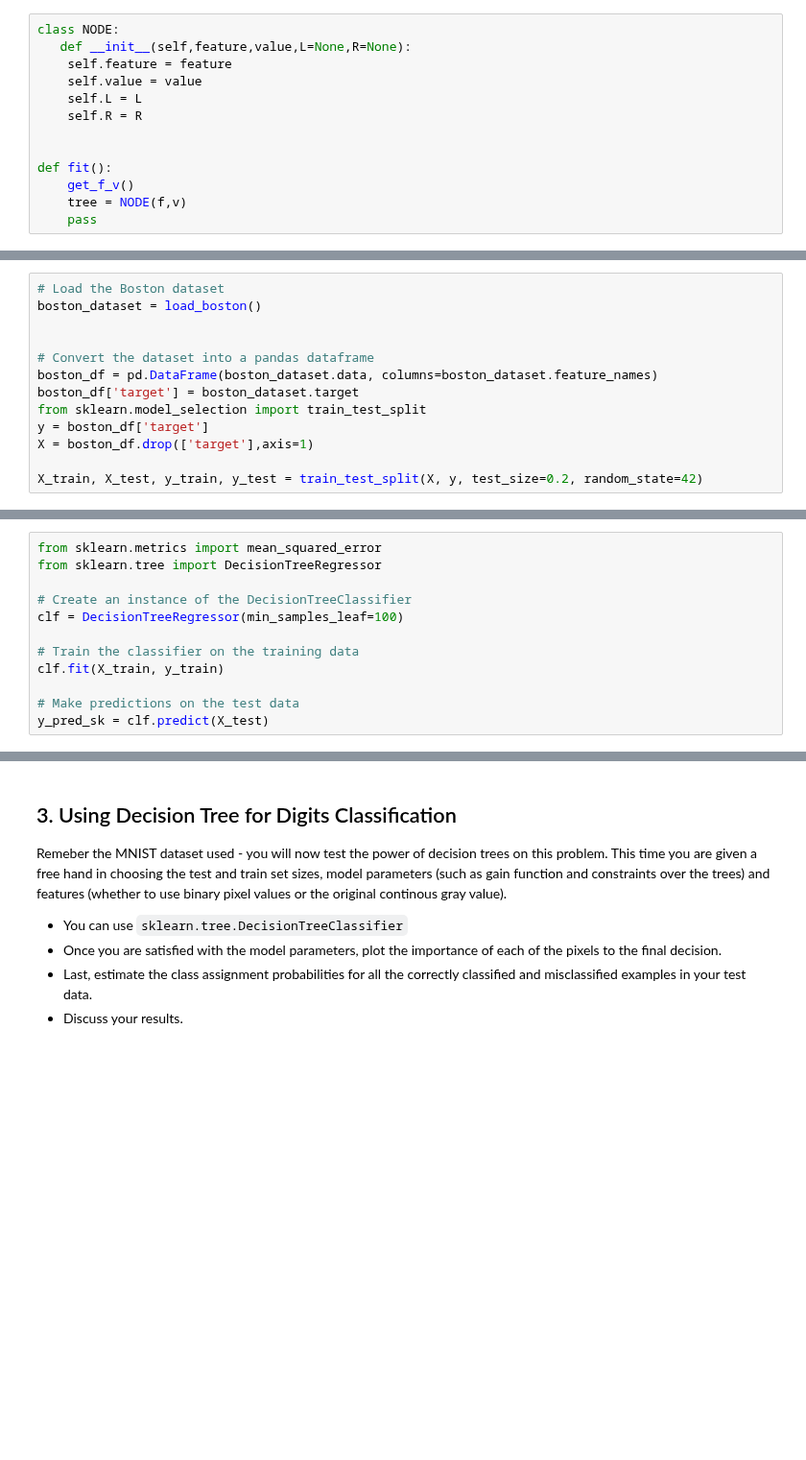
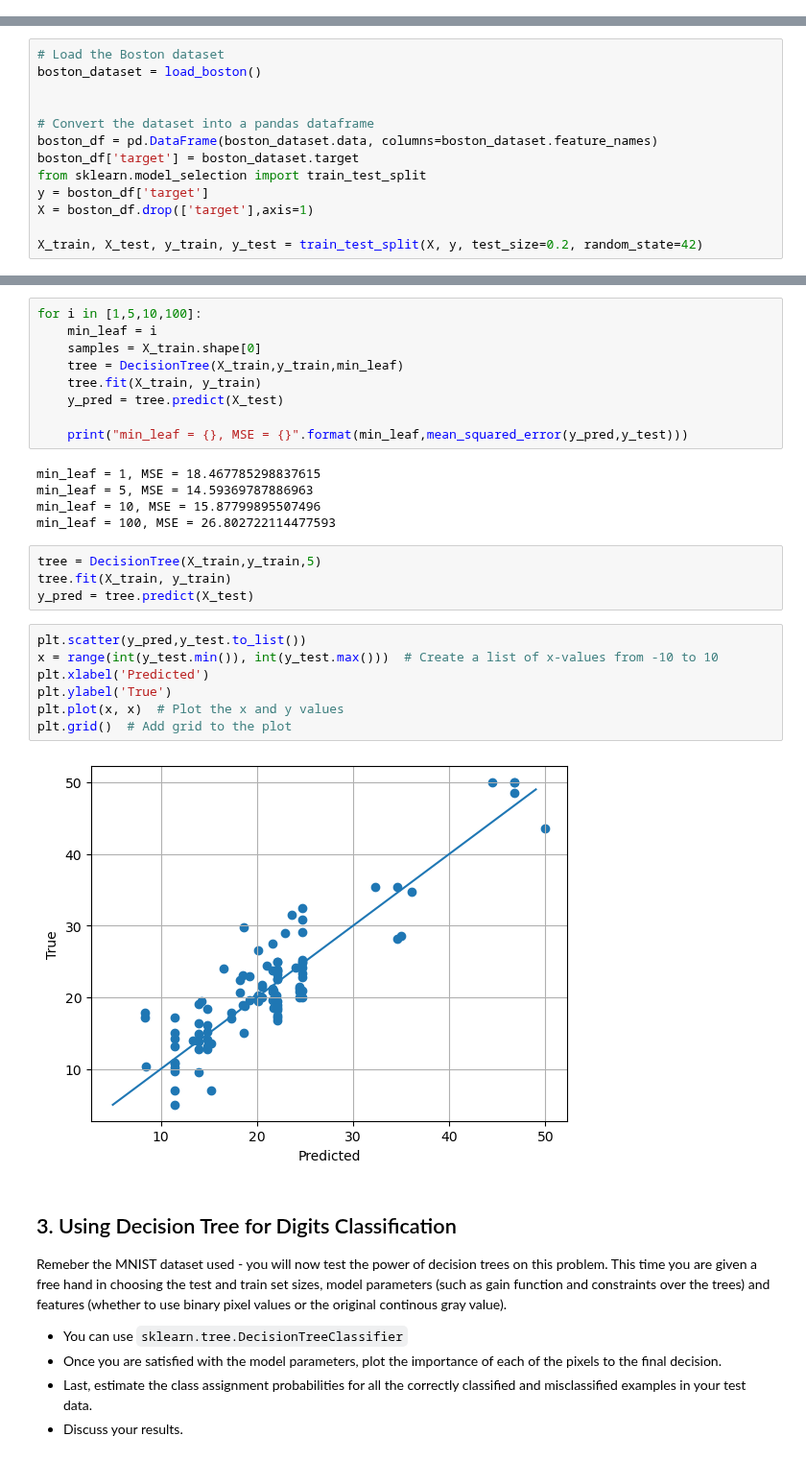
Before and after one commit to tryko/y_data_Itay_asaf_, a Jupyter notebook: Supervised_Learning/week_5/Decision Trees - Exercise_Asaf_1_17.ipynb, the cells around one changed output, grey strips where cells are left out. Shown at 96% size. Saved outputs shown, nothing was run; the diff lists cells and outputs as text; blank space fills up the shorter version.

```diff
--- a/Supervised_Learning/week_5/Decision Trees - Exercise_Asaf_1_17.ipynb
+++ b/Supervised_Learning/week_5/Decision Trees - Exercise_Asaf_1_17.ipynb
@@ -29,16 +29,3 @@ Show that the training error of the resulting decision tree is at least 1/4.
 # %% [markdown]
 #### Answer
 ![alt text](https://snipboard.io/DSFTtz.jpg)
-# %%
-class NODE:
-   def __init__(self,feature,value,L=None,R=None):
-    self.feature = feature
-    self.value = value
-    self.L = L
-    self.R = R
-
-
-def fit():
-    get_f_v()
-    tree = NODE(f,v)
-    pass
@@ -329,12 +239,0 @@ y_pred = tree.predict(X_test)
-# %%
-from sklearn.metrics import mean_squared_error
-from sklearn.tree import DecisionTreeRegressor
-
-# Create an instance of the DecisionTreeClassifier
-clf = DecisionTreeRegressor(min_samples_leaf=100)
-
-# Train the classifier on the training data
-clf.fit(X_train, y_train)
-
-# Make predictions on the test data
-y_pred_sk = clf.predict(X_test)
@@ -377,3 +240,30 @@ y = df['y']
+# %%
+for i in [1,5,10,100]:
+    min_leaf = i
+    samples = X_train.shape[0]
+    tree = DecisionTree(X_train,y_train,min_leaf)
+    tree.fit(X_train, y_train)
+    y_pred = tree.predict(X_test)
+
+    print("min_leaf = {}, MSE = {}".format(min_leaf,mean_squared_error(y_pred,y_test)))
+# %% [output]
+min_leaf = 1, MSE = 18.467785298837615
+min_leaf = 5, MSE = 14.59369787886963
+min_leaf = 10, MSE = 15.87799895507496
+min_leaf = 100, MSE = 26.802722114477593
+# %%
+tree = DecisionTree(X_train,y_train,5)
+tree.fit(X_train, y_train)
+y_pred = tree.predict(X_test)
+# %%
+plt.scatter(y_pred,y_test.to_list())
+x = range(int(y_test.min()), int(y_test.max()))  # Create a list of x-values from -10 to 10
+plt.xlabel('Predicted')
+plt.ylabel('True')
+plt.plot(x, x)  # Plot the x and y values
+plt.grid()  # Add grid to the plot
+# %% [output]
+[figure, added]
 # %% [markdown]
 ## 3. Using Decision Tree for Digits Classification
 Remeber the MNIST dataset used - you will now test the power of decision trees on this problem.
```
Also changed, not shown: parts of 8 cells of this notebook.
